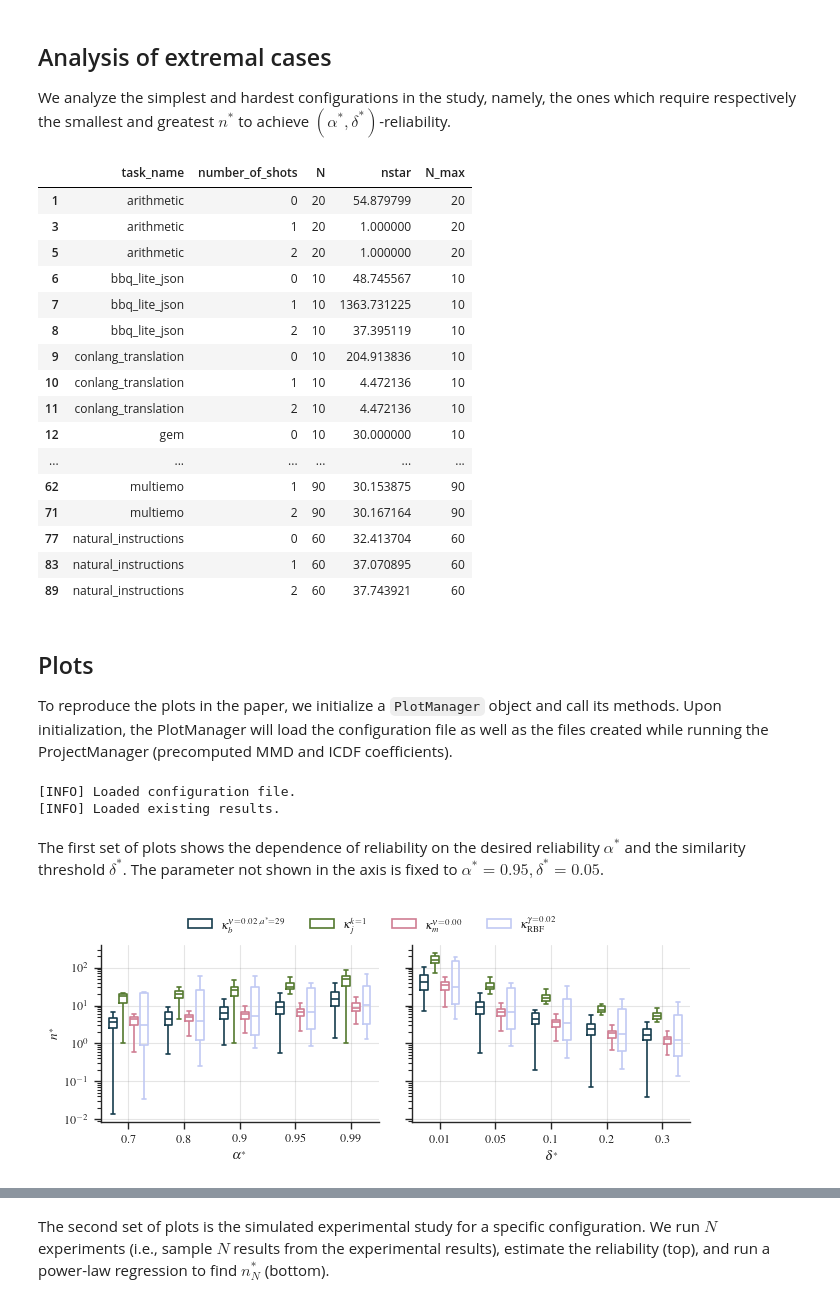
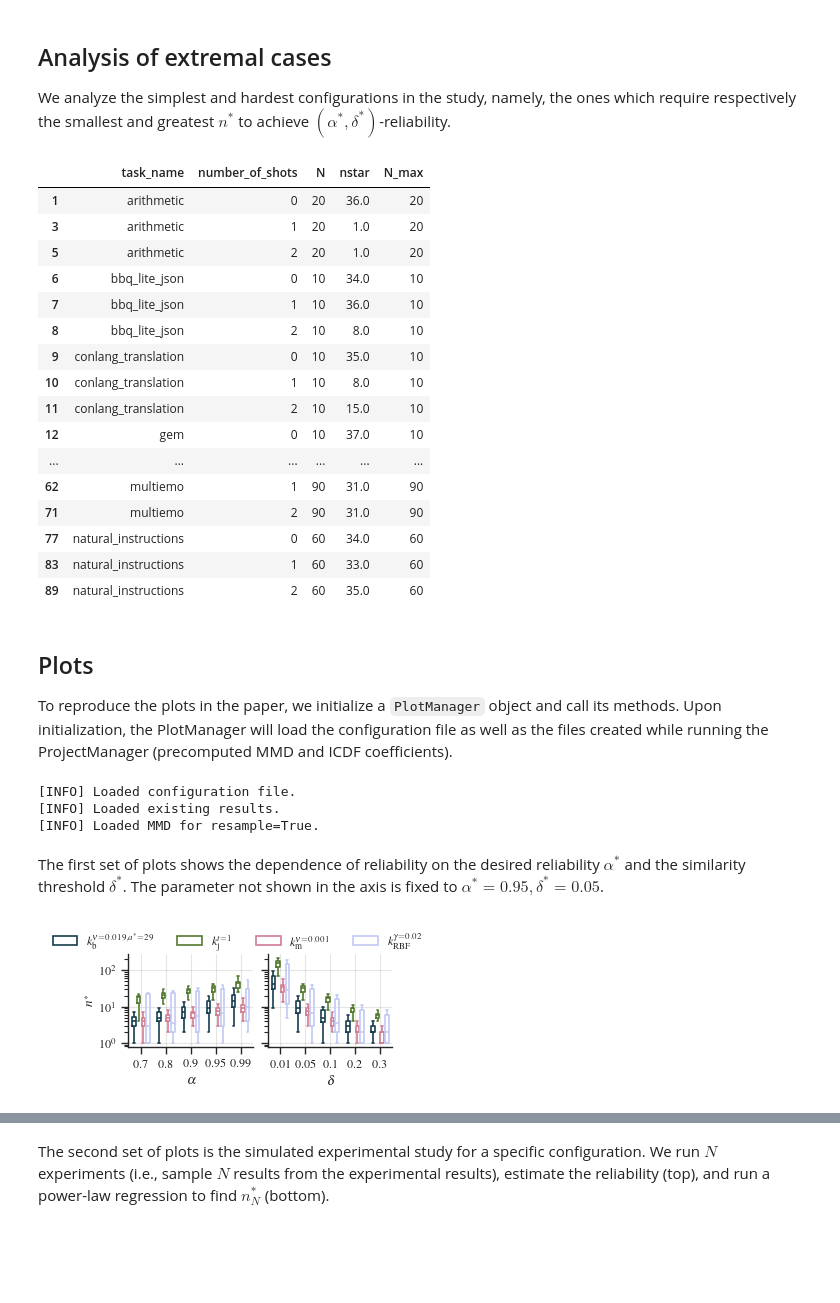
Before and after one commit to DrCohomology/genexpy, a Jupyter notebook: demos/case_studies/BIG-bench/reliability_analysis.ipynb, the cells around one changed output, grey strips where cells are left out. Drawn from its saved outputs; the diff is of its cells as text; code cells hidden in the pictures; blank space fills up the shorter version.

Commit message:
rerun demos
new plots
more efficient implementation of the "embedding" method

```diff
--- a/demos/case_studies/BIG-bench/reliability_analysis.ipynb
+++ b/demos/case_studies/BIG-bench/reliability_analysis.ipynb
@@ -108,51 +110,55 @@ df_nstar = main.reliability_analysis()
 
 We analyze the simplest and hardest configurations in the study, namely, the ones which require respectively the smallest and greatest $n^*$ to achieve $(\alpha^*, \delta^*)$-reliability.
 # %%
+import pandas as pd
+
 alpha = 0.95
 delta = 0.05
-kernel = "JaccardKernel(k=1)"
+kernel = "JaccardKernel(t=1)"
 method = "embedding"
 
 dftmp = df_nstar.query("alpha == @alpha and delta == @delta and kernel == @kernel and method == @method")
-dftmp = dftmp.groupby(main.configuration_factors + ["N"])["nstar"].mean().reset_index()
-Nmax = dftmp.groupby(main.configuration_factors)["N"].max()
-dftmp = pd.merge(dftmp, Nmax, on=main.configuration_factors, suffixes=("", "_max"))
+dftmp = dftmp.groupby(main.fixed_factors + ["N"])["nstar"].mean().reset_index()
+Nmax = dftmp.groupby(main.fixed_factors)["N"].max()
+dftmp = pd.merge(dftmp, Nmax, on=main.fixed_factors, suffixes=("", "_max"))
 dftmp = dftmp.query("N == N_max")
 dftmp
 # %% [output]
 |  | task_name | number_of_shots | N | nstar | N_max |
-| 1 | arithmetic | 0 | 20 | 54.879799 | 20 |
-| 3 | arithmetic | 1 | 20 | 1.000000 | 20 |
-| 5 | arithmetic | 2 | 20 | 1.000000 | 20 |
-| 6 | bbq_lite_json | 0 | 10 | 48.745567 | 10 |
-| 7 | bbq_lite_json | 1 | 10 | 1363.731225 | 10 |
-| 8 | bbq_lite_json | 2 | 10 | 37.395119 | 10 |
-| 9 | conlang_translation | 0 | 10 | 204.913836 | 10 |
-| 10 | conlang_translation | 1 | 10 | 4.472136 | 10 |
-| 11 | conlang_translation | 2 | 10 | 4.472136 | 10 |
-| 12 | gem | 0 | 10 | 30.000000 | 10 |
+| 1 | arithmetic | 0 | 20 | 36.0 | 20 |
+| 3 | arithmetic | 1 | 20 | 1.0 | 20 |
+| 5 | arithmetic | 2 | 20 | 1.0 | 20 |
+| 6 | bbq_lite_json | 0 | 10 | 34.0 | 10 |
+| 7 | bbq_lite_json | 1 | 10 | 36.0 | 10 |
+| 8 | bbq_lite_json | 2 | 10 | 8.0 | 10 |
+| 9 | conlang_translation | 0 | 10 | 35.0 | 10 |
+| 10 | conlang_translation | 1 | 10 | 8.0 | 10 |
+| 11 | conlang_translation | 2 | 10 | 15.0 | 10 |
+| 12 | gem | 0 | 10 | 37.0 | 10 |
 | ... | ... | ... | ... | ... | ... |
-| 62 | multiemo | 1 | 90 | 30.153875 | 90 |
-| 71 | multiemo | 2 | 90 | 30.167164 | 90 |
-| 77 | natural_instructions | 0 | 60 | 32.413704 | 60 |
-| 83 | natural_instructions | 1 | 60 | 37.070895 | 60 |
-| 89 | natural_instructions | 2 | 60 | 37.743921 | 60 |
+| 62 | multiemo | 1 | 90 | 31.0 | 90 |
+| 71 | multiemo | 2 | 90 | 31.0 | 90 |
+| 77 | natural_instructions | 0 | 60 | 34.0 | 60 |
+| 83 | natural_instructions | 1 | 60 | 33.0 | 60 |
+| 89 | natural_instructions | 2 | 60 | 35.0 | 60 |
 # %% [markdown]
 ## Plots
 
 To reproduce the plots in the paper, we initialize a `PlotManager` object and call its methods.
 Upon initialization, the PlotManager will load the configuration file as well as the files created while running the ProjectManager (precomputed MMD and ICDF coefficients).
 # %%
-from genexpy.managers import PlotManager
+import os
+from genexpy import managers as mu
 
-plotter = PlotManager(config_yaml_path="config.yaml", demo_dir=os.getcwd())
+plotter = mu.PlotManager(config_yaml_path="config.yaml", demo_dir=os.getcwd())
 # %% [output]
 [INFO] Loaded configuration file.
 [INFO] Loaded existing results.
+[INFO] Loaded MMD for resample=True.
 # %% [markdown]
 The first set of plots shows the dependence of reliability on the desired reliability $\alpha^*$ and the similarity threshold $\delta^*$.
 The parameter not shown in the axis is fixed to $\alpha^*=0.95, \delta^*=0.05$.
 # %%
-plotter.plot_nstar_on_alpha_delta(alpha_fixed=0.95, delta_fixed=0.05)
+plotter.plot_nstar_on_alpha_delta(alpha_fixed=0.95, delta_fixed=0.05, fig_width=3.25)
 # %% [output]
-[figure, old version]
+[figure, new version]
```
Also changed, not shown: parts of 8 cells of this notebook, 38 other files.
